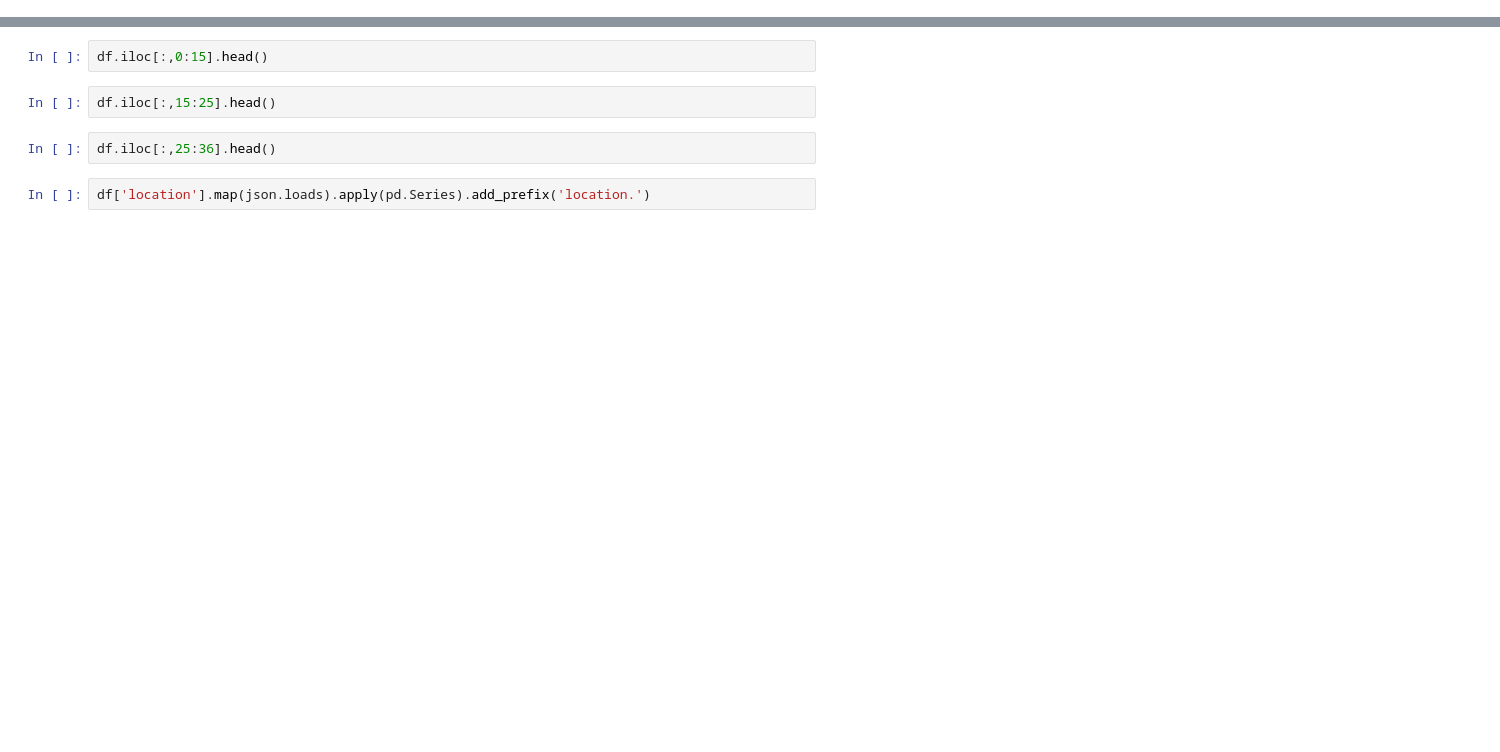
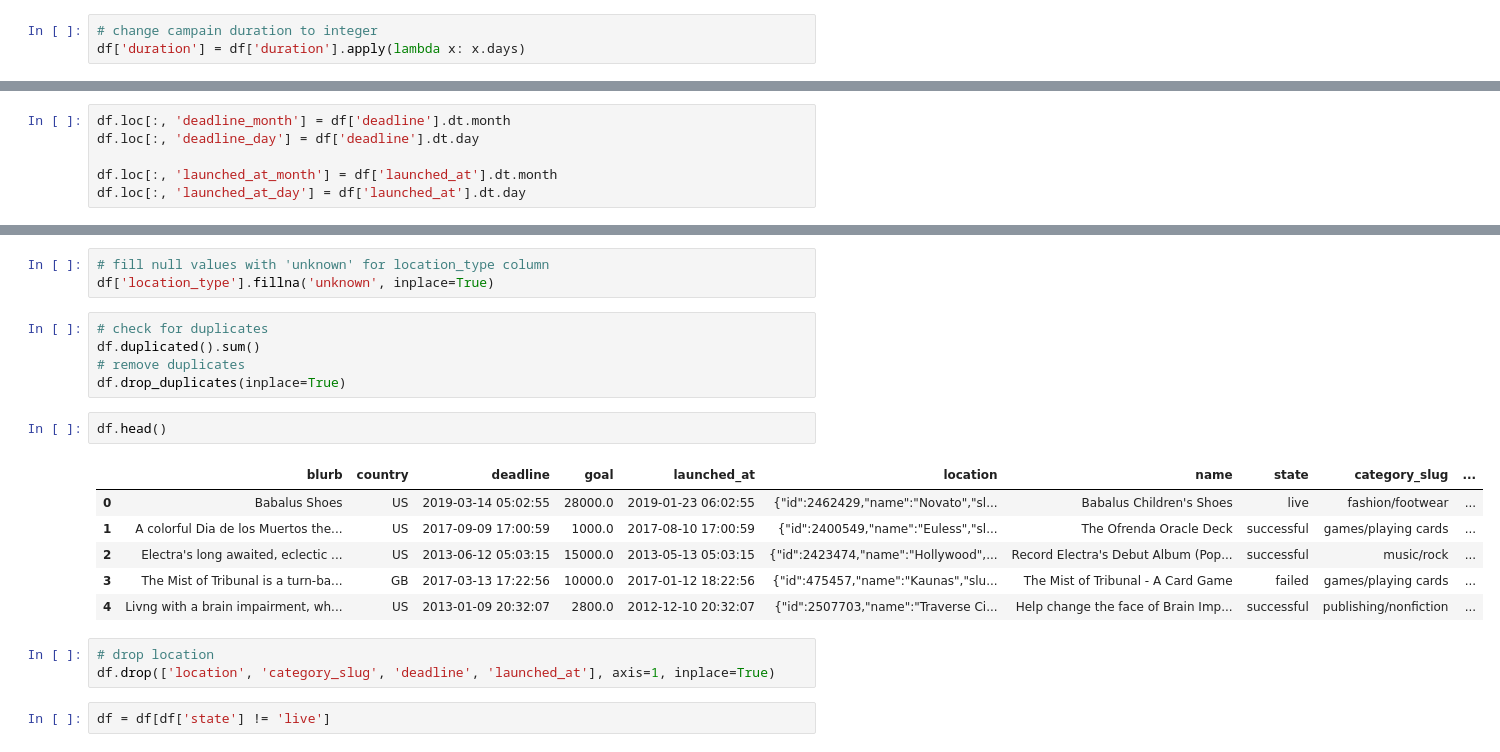
Before and after one commit to macizomedia/kickstarter-ml-project, a Jupyter notebook: main.ipynb, the cells around one changed output, grey strips where cells are left out. Drawn from its saved outputs; the diff is of its cells as text; blank space fills up the shorter version.

```diff
--- a/main.ipynb
+++ b/main.ipynb
@@ -40,0 +135,3 @@ features = ['category', 'main_category', 'currency', 'deadline', 'goal', 'launch
+# %%
+# change campain duration to integer
+df['duration'] = df['duration'].apply(lambda x: x.days)
@@ -41,2 +147,8 @@ features = ['category', 'main_category', 'currency', 'deadline', 'goal', 'launch
+# %%
+df.loc[:, 'deadline_month'] = df['deadline'].dt.month
+df.loc[:, 'deadline_day'] = df['deadline'].dt.day
+
+df.loc[:, 'launched_at_month'] = df['launched_at'].dt.month
+df.loc[:, 'launched_at_day'] = df['launched_at'].dt.day
 # %%
 df.info()
@@ -43,8 +195,22 @@ df.info()
+# %%
+# fill null values with 'unknown' for location_type column
+df['location_type'].fillna('unknown', inplace=True)
+# %%
+# check for duplicates
+df.duplicated().sum()
+# remove duplicates
+df.drop_duplicates(inplace=True)
 # %%
-df.iloc[:,0:15].head()
+df.head()
+# %% [output]
+|  | blurb | country | deadline | goal | launched_at | location | name | state | category_slug | ... |
+| 0 | Babalus Shoes | US | 2019-03-14 05:02:55 | 28000.0 | 2019-01-23 06:02:55 | {"id":2462429,"name":"Novato","sl... | Babalus Children's Shoes | live | fashion/footwear | ... |
+| 1 | A colorful Dia de los Muertos the... | US | 2017-09-09 17:00:59 | 1000.0 | 2017-08-10 17:00:59 | {"id":2400549,"name":"Euless","sl... | The Ofrenda Oracle Deck | successful | games/playing cards | ... |
+| 2 | Electra's long awaited, eclectic ... | US | 2013-06-12 05:03:15 | 15000.0 | 2013-05-13 05:03:15 | {"id":2423474,"name":"Hollywood",... | Record Electra's Debut Album (Pop... | successful | music/rock | ... |
+| 3 | The Mist of Tribunal is a turn-ba... | GB | 2017-03-13 17:22:56 | 10000.0 | 2017-01-12 18:22:56 | {"id":475457,"name":"Kaunas","slu... | The Mist of Tribunal - A Card Game | failed | games/playing cards | ... |
+| 4 | Livng with a brain impairment, wh... | US | 2013-01-09 20:32:07 | 2800.0 | 2012-12-10 20:32:07 | {"id":2507703,"name":"Traverse Ci... | Help change the face of Brain Imp... | successful | publishing/nonfiction | ... |
-# %%
-df.iloc[:,15:25].head()
-# %%
-df.iloc[:,25:36].head()
-# %%
-df['location'].map(json.loads).apply(pd.Series).add_prefix('location.')
+# %%
+# drop location
+df.drop(['location', 'category_slug', 'deadline', 'launched_at'], axis=1, inplace=True)
+# %%
+df = df[df['state'] != 'live']
```
Also changed, not shown: parts of 29 cells of this notebook, 1 other file.
